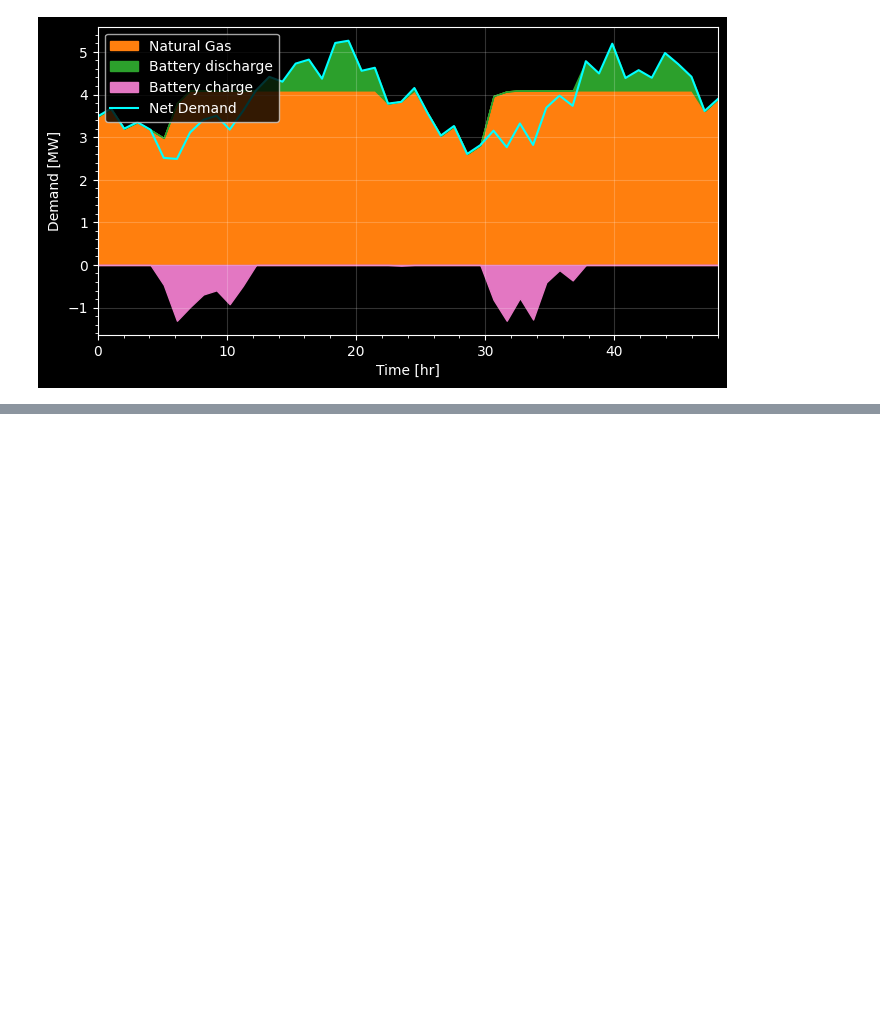
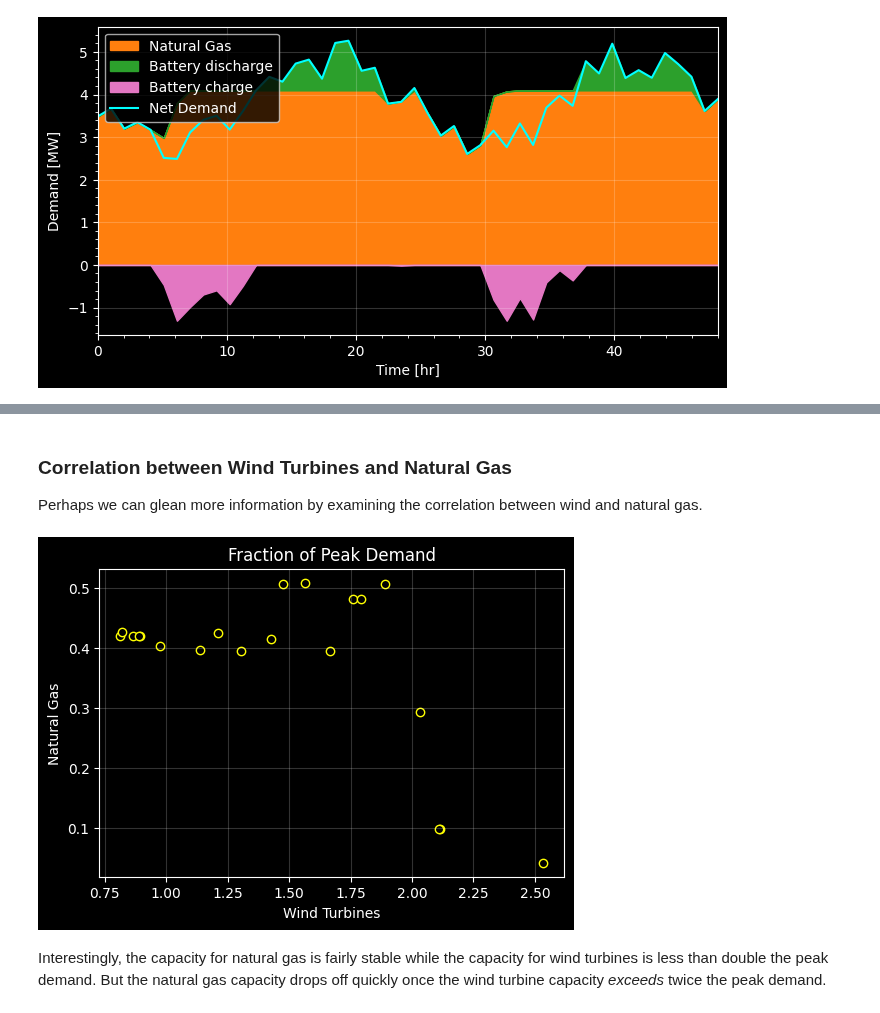
Before and after one commit to arfc/osier, a Jupyter notebook: docs/source/examples/capacity_expansion_tutorial.ipynb, the cells around one changed output, grey strips where cells are left out. Saved outputs shown, nothing was run; the diff lists cells and outputs as text; code cells hidden in the pictures; blank space fills up the shorter version.

```diff
--- a/docs/source/examples/capacity_expansion_tutorial.ipynb
+++ b/docs/source/examples/capacity_expansion_tutorial.ipynb
@@ -226,0 +452,19 @@ with plt.style.context("dark_background"):
+# %% [markdown]
+### Correlation between Wind Turbines and Natural Gas
+
+Perhaps we can glean more information by examining the correlation between wind and natural gas.
+# %%
+with plt.style.context('dark_background'):
+    fig, ax = plt.subplots(1,1,figsize=(6,4))
+
+    ax.scatter(res.X[:,0], res.X[:,1], edgecolors='yellow', facecolors='k')
+    ax.set_ylabel(r"Natural Gas")
+    ax.set_xlabel(r"Wind Turbines")
+    ax.set_title("Fraction of Peak Demand")
+    ax.grid(alpha=0.2)
+
+    plt.show()
+# %% [output]
+[figure, added]
+# %% [markdown]
+Interestingly, the capacity for natural gas is fairly stable while the capacity for wind turbines is less than double the peak demand. But the natural gas capacity drops off quickly once the wind turbine capacity *exceeds* twice the peak demand.
```
Also changed, not shown: parts of 15 cells of this notebook.
